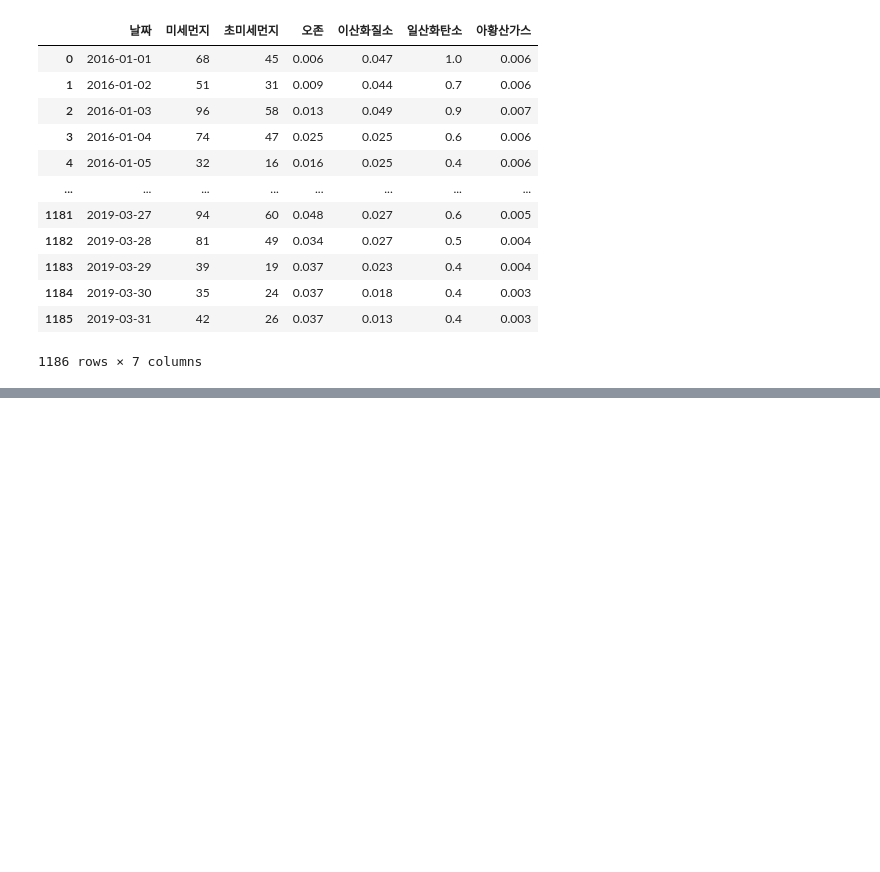
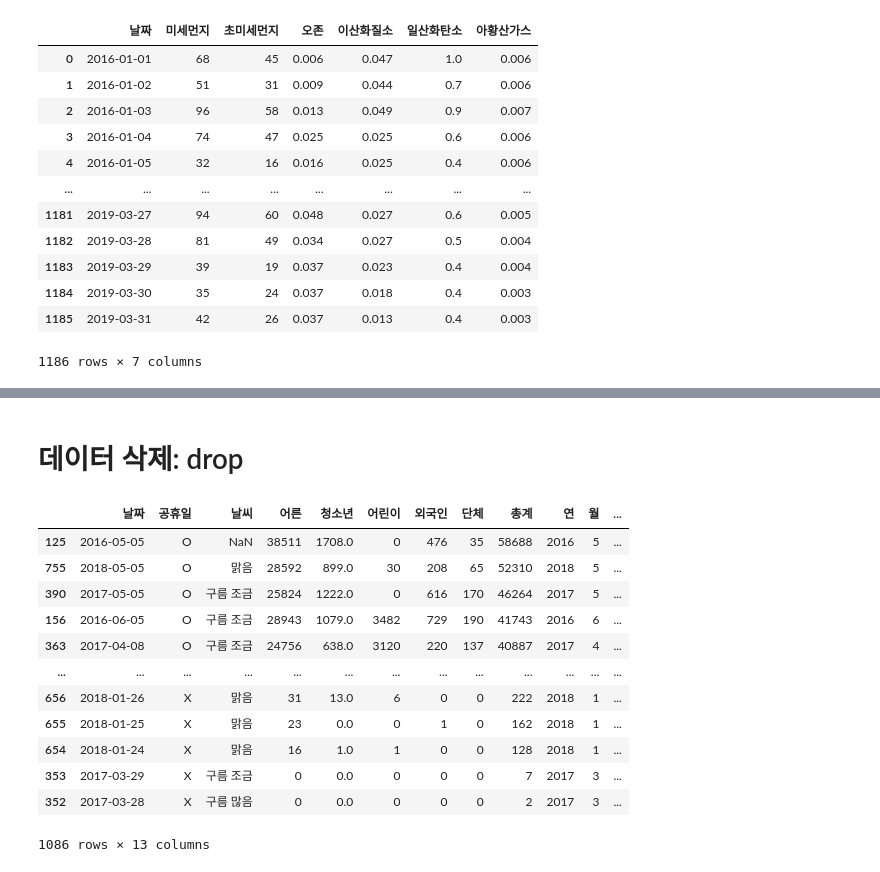
Before and after one commit to jd0421/ICT, a Jupyter notebook: Data_analysis_mid_240831_241110/python/Pandas.ipynb, the cells around one changed output, grey strips where cells are left out. Drawn from its saved outputs; the diff is of its cells as text; code cells hidden in the pictures; blank space fills up the shorter version.

```diff
--- a/Data_analysis_mid_240831_241110/python/Pandas.ipynb
+++ b/Data_analysis_mid_240831_241110/python/Pandas.ipynb
@@ -108,0 +82,24 @@ print(pollution)
+# %% [markdown]
+# 데이터 삭제: drop
+# %%
+df_drop = df_sorted.drop([
+    '유료합계',
+    '무료합계'
+],
+axis = 1)
+# %%
+df_drop
+# %% [output]
+|  | 날짜 | 공휴일 | 날씨 | 어른 | 청소년 | 어린이 | 외국인 | 단체 | 총계 | 연 | 월 | ... |
+| 125 | 2016-05-05 | O | NaN | 38511 | 1708.0 | 0 | 476 | 35 | 58688 | 2016 | 5 | ... |
+| 755 | 2018-05-05 | O | 맑음 | 28592 | 899.0 | 30 | 208 | 65 | 52310 | 2018 | 5 | ... |
+| 390 | 2017-05-05 | O | 구름 조금 | 25824 | 1222.0 | 0 | 616 | 170 | 46264 | 2017 | 5 | ... |
+| 156 | 2016-06-05 | O | 구름 조금 | 28943 | 1079.0 | 3482 | 729 | 190 | 41743 | 2016 | 6 | ... |
+| 363 | 2017-04-08 | O | 구름 조금 | 24756 | 638.0 | 3120 | 220 | 137 | 40887 | 2017 | 4 | ... |
+| ... | ... | ... | ... | ... | ... | ... | ... | ... | ... | ... | ... | ... |
+| 656 | 2018-01-26 | X | 맑음 | 31 | 13.0 | 6 | 0 | 0 | 222 | 2018 | 1 | ... |
+| 655 | 2018-01-25 | X | 맑음 | 23 | 0.0 | 0 | 1 | 0 | 162 | 2018 | 1 | ... |
+| 654 | 2018-01-24 | X | 맑음 | 16 | 1.0 | 1 | 0 | 0 | 128 | 2018 | 1 | ... |
+| 353 | 2017-03-29 | X | 구름 조금 | 0 | 0.0 | 0 | 0 | 0 | 7 | 2017 | 3 | ... |
+| 352 | 2017-03-28 | X | 구름 많음 | 0 | 0.0 | 0 | 0 | 0 | 2 | 2017 | 3 | ... |
+1086 rows × 13 columns
```
Also changed, not shown: parts of 18 cells of this notebook.
